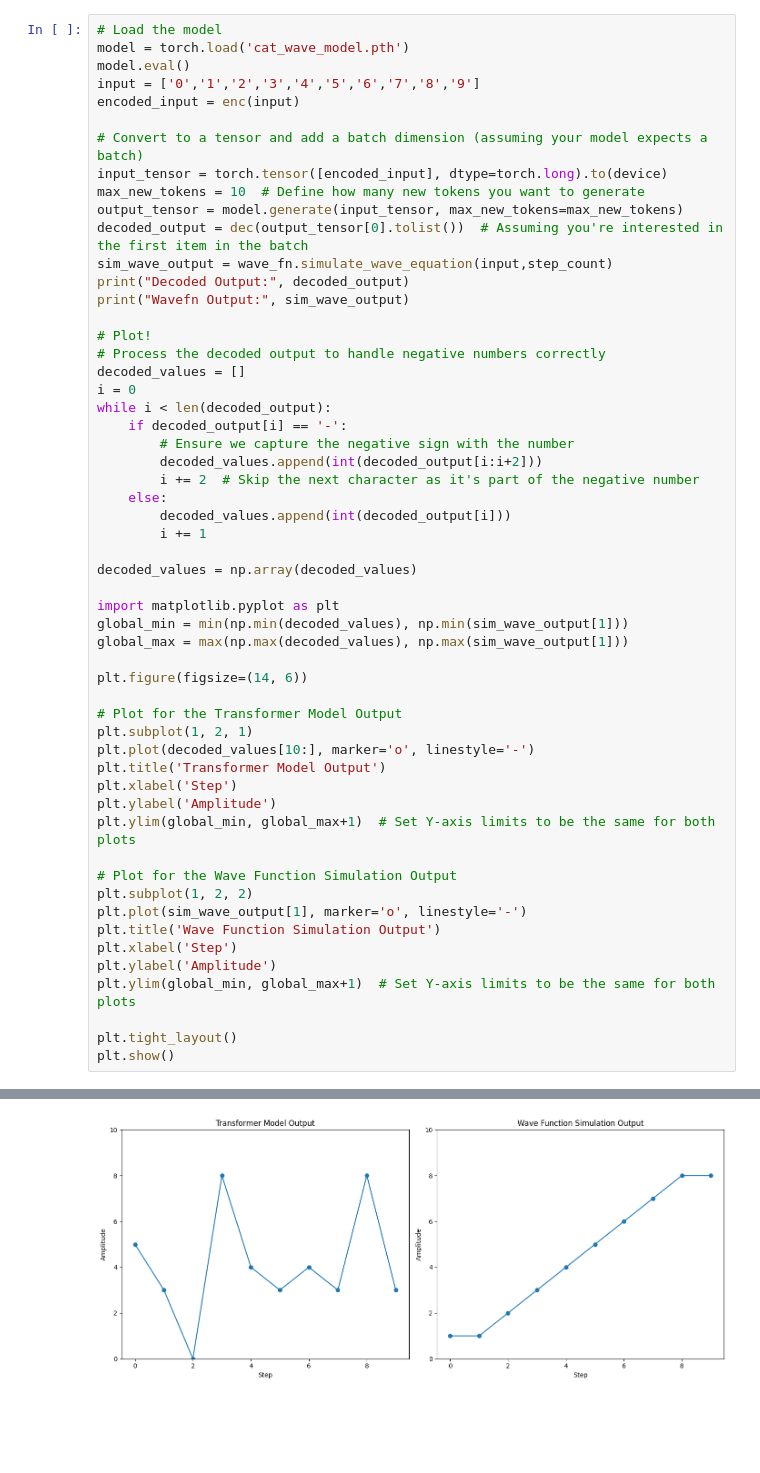
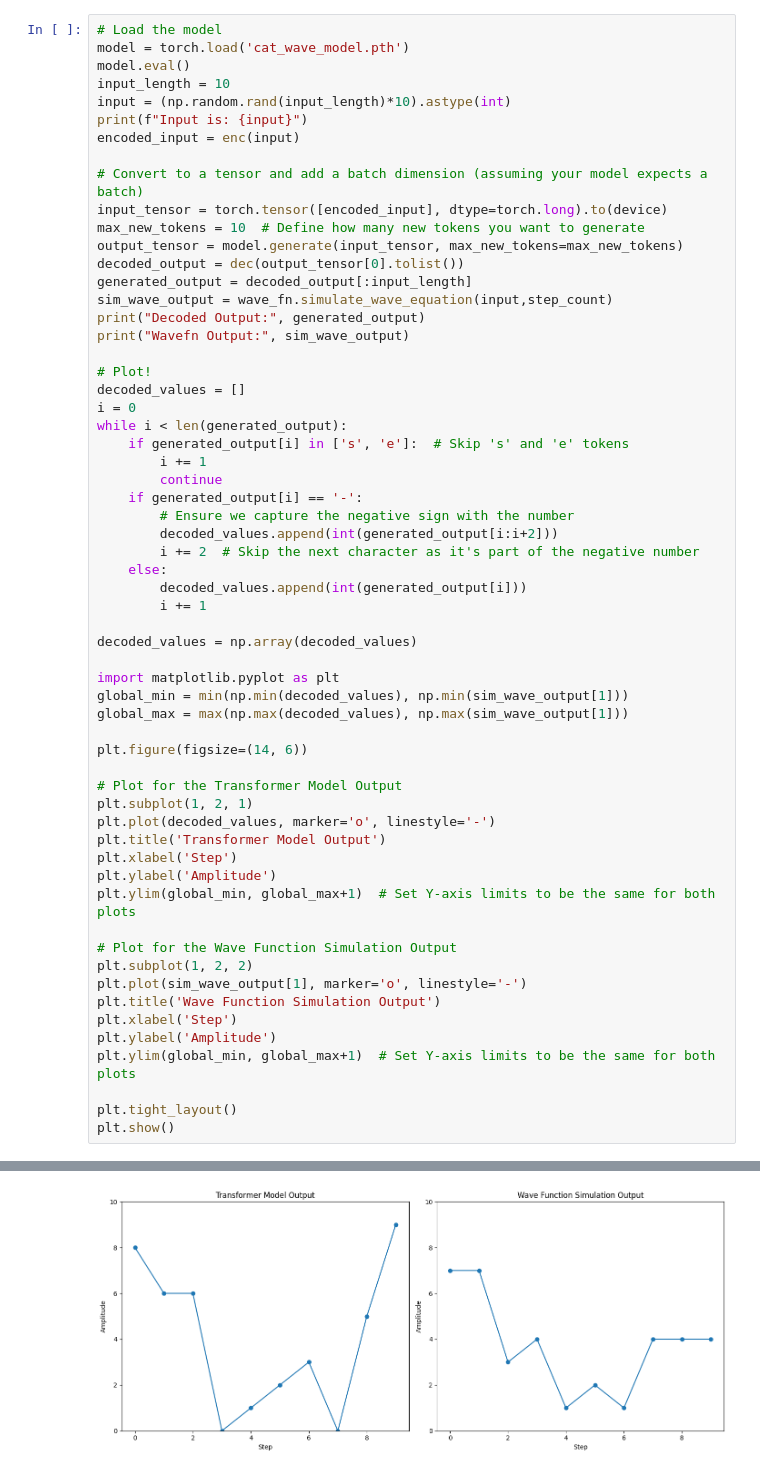
Before and after one commit to marquisdepolis/CATransformer, a Jupyter notebook: CAT_Wave.ipynb, the cells around one changed output, grey strips where cells are left out. Drawn from its saved outputs; the diff is of its cells as text; blank space fills up the shorter version.

```diff
--- a/CAT_Wave.ipynb
+++ b/CAT_Wave.ipynb
@@ -224,29 +223,34 @@ Epoch 00010: reducing learning rate of group 0 to 5.0000e-05.
 # Load the model
 model = torch.load('cat_wave_model.pth')
 model.eval()
-input = ['0','1','2','3','4','5','6','7','8','9']
+input_length = 10
+input = (np.random.rand(input_length)*10).astype(int)
+print(f"Input is: {input}")
 encoded_input = enc(input)
 
 # Convert to a tensor and add a batch dimension (assuming your model expects a batch)
 input_tensor = torch.tensor([encoded_input], dtype=torch.long).to(device)
 max_new_tokens = 10  # Define how many new tokens you want to generate
 output_tensor = model.generate(input_tensor, max_new_tokens=max_new_tokens)
-decoded_output = dec(output_tensor[0].tolist())  # Assuming you're interested in the first item in the batch
+decoded_output = dec(output_tensor[0].tolist())
+generated_output = decoded_output[:input_length]
 sim_wave_output = wave_fn.simulate_wave_equation(input,step_count)
-print("Decoded Output:", decoded_output)
+print("Decoded Output:", generated_output)
 print("Wavefn Output:", sim_wave_output)
 
 # Plot!
-# Process the decoded output to handle negative numbers correctly
 decoded_values = []
 i = 0
-while i < len(decoded_output):
-    if decoded_output[i] == '-':
+while i < len(generated_output):
+    if generated_output[i] in ['s', 'e']:  # Skip 's' and 'e' tokens
+        i += 1
+        continue
+    if generated_output[i] == '-':
         # Ensure we capture the negative sign with the number
-        decoded_values.append(int(decoded_output[i:i+2]))
+        decoded_values.append(int(generated_output[i:i+2]))
         i += 2  # Skip the next character as it's part of the negative number
     else:
-        decoded_values.append(int(decoded_output[i]))
+        decoded_values.append(int(generated_output[i]))
         i += 1
 
 decoded_values = np.array(decoded_values)
@@ -259,7 +263,7 @@ plt.figure(figsize=(14, 6))
 
 # Plot for the Transformer Model Output
 plt.subplot(1, 2, 1)
-plt.plot(decoded_values[10:], marker='o', linestyle='-')
+plt.plot(decoded_values, marker='o', linestyle='-')
 plt.title('Transformer Model Output')
 plt.xlabel('Step')
 plt.ylabel('Amplitude')
@@ -281 +286 @@ Wavefn Output: (['0', '1', '2', '3', '4', '5', '6', '7', '8', '9'], array([1, 1,
-[figure, old version]
+[figure, new version]
```
Also changed, not shown: parts of 2 cells of this notebook.
